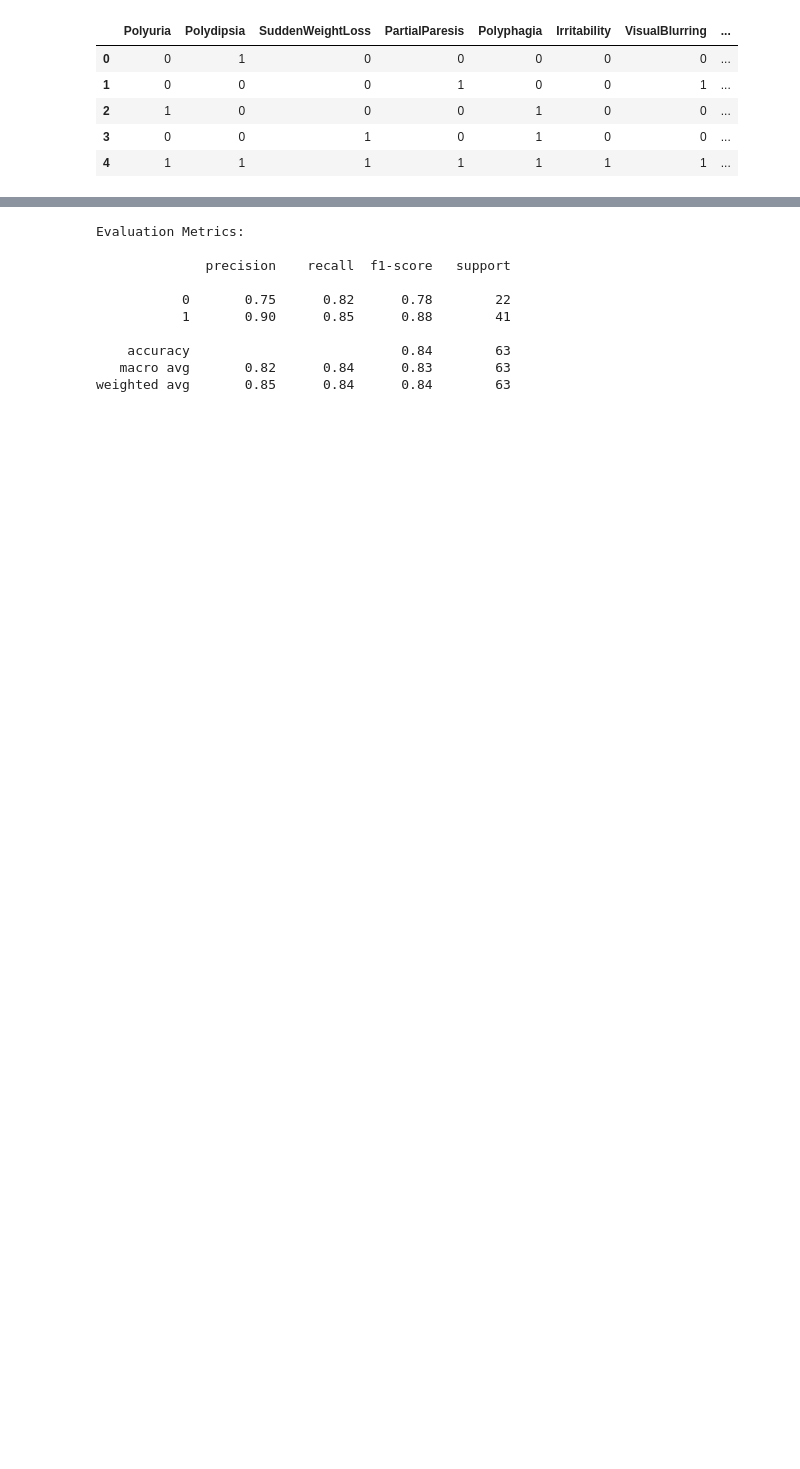
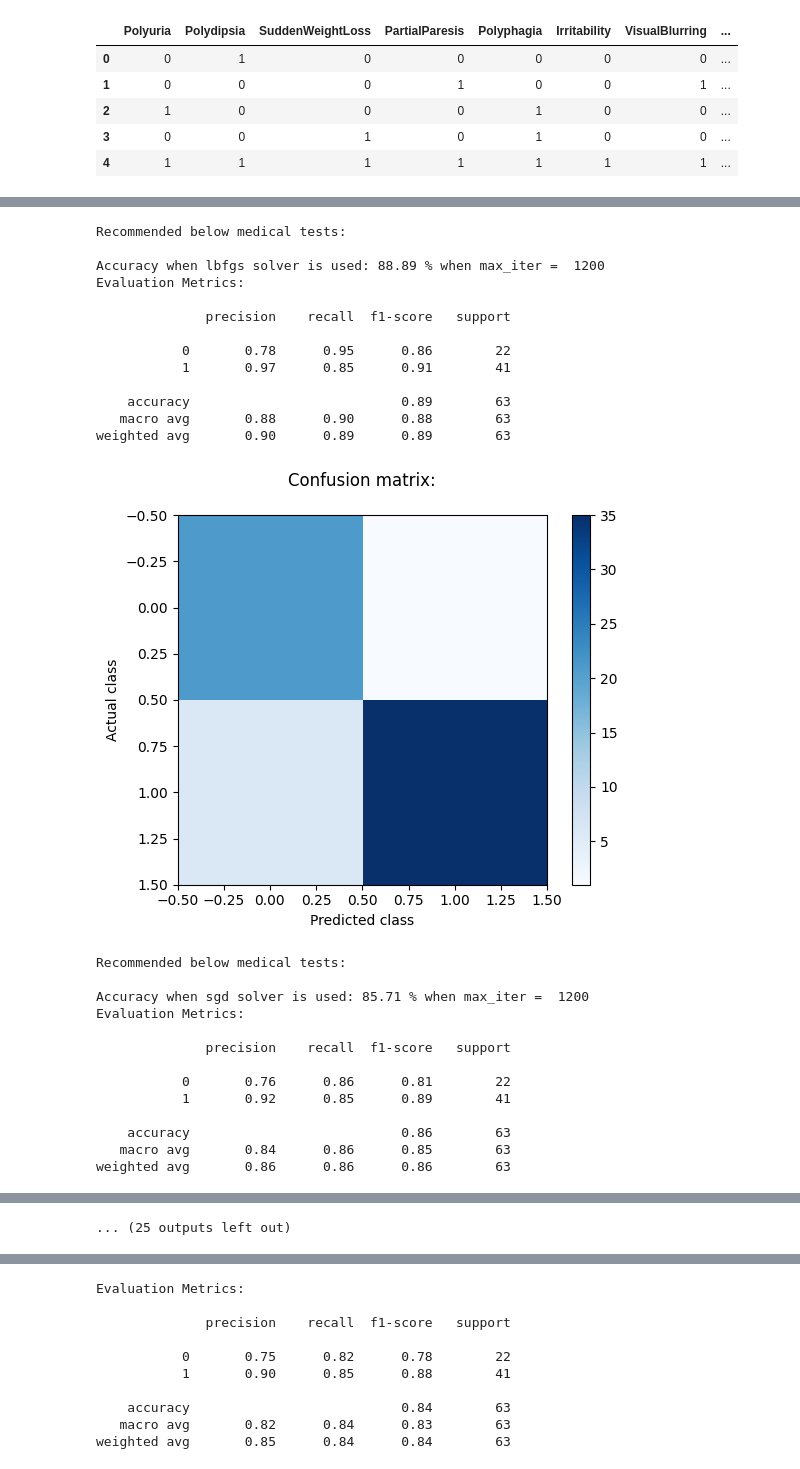
Before and after one commit to pdpavandesai/MergingDiabetesData, a Jupyter notebook: DuttaDatasetAnalysis.ipynb, the cells around one changed output, grey strips where cells are left out. Drawn from its saved outputs; the diff is of its cells as text; code cells hidden in the pictures; blank space fills up the shorter version.

```diff
--- a/DuttaDatasetAnalysis.ipynb
+++ b/DuttaDatasetAnalysis.ipynb
@@ -556,6 +720,20 @@ for max_iterations in range(1000,2200,200):
     new_data = pd.DataFrame({'Polyuria': [0], 'Polydipsia': [0], 'SuddenWeightLoss': [1], 'PartialParesis': [0]
                              ,'Polyphagia': [1],'Irritability':[0],'VisualBlurring':[0]})
     predictions_ANN_model = ANN_model.predict(new_data)
+
+    y_pred_na = ANN_model.predict(X_test_na)
+    print('Evaluation Metrics:\n')
+    print(classification_report(y_test_na, y_pred_na))
+
+    confusion_mat = confusion_matrix(y_test_na, y_pred_na)
+
+    # Plot the confusion matrix
+    plt.imshow(confusion_mat, cmap='Blues', interpolation='nearest')
+    plt.xlabel('Predicted class')
+    plt.ylabel('Actual class')
+    plt.colorbar()
+    plt.title('Confusion matrix:\n')
+    plt.show()
     if predictions_ANN_model == 1:
       print('Recommended below medical tests: ')
       print('')
@@ -582,0 +786,27 @@ Recommended below medical tests:
+Recommended below medical tests:
+
+Accuracy when lbfgs solver is used: 88.89 % when max_iter =  1200
+Evaluation Metrics:
+
+              precision    recall  f1-score   support
+
+           0       0.78      0.95      0.86        22
+           1       0.97      0.85      0.91        41
+
+    accuracy                           0.89        63
+   macro avg       0.88      0.90      0.88        63
+weighted avg       0.90      0.89      0.89        63
+[figure, added]
+Recommended below medical tests:
+
+Accuracy when sgd solver is used: 85.71 % when max_iter =  1200
+Evaluation Metrics:
+
+              precision    recall  f1-score   support
+
+           0       0.76      0.86      0.81        22
+           1       0.92      0.85      0.89        41
+
+    accuracy                           0.86        63
+   macro avg       0.84      0.86      0.85        63
+weighted avg       0.86      0.86      0.86        63
@@ -583,3 +828,4 @@ Recommended below medical tests:
+... (25 outputs left out)
 # %%
 # Creating ANN with different solvers and with max_iterations without considering 'Age' using 'logistic' activation
 print('ANN model in predicting possiblity of diabetes for clinical symptoms\n')
```
Also changed, not shown: parts of 4 cells of this notebook.
